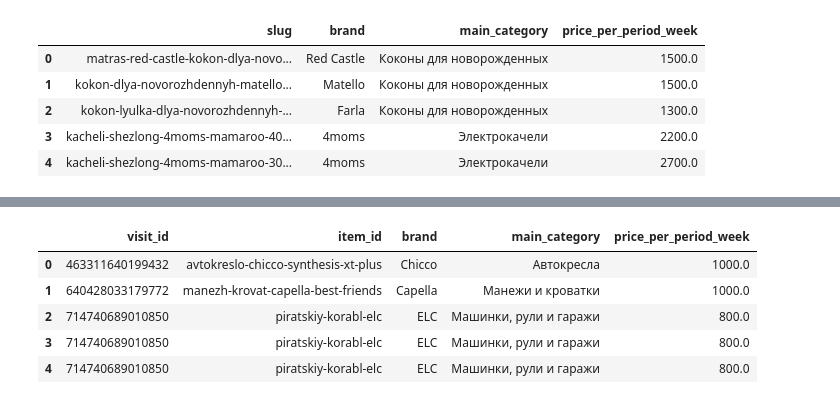
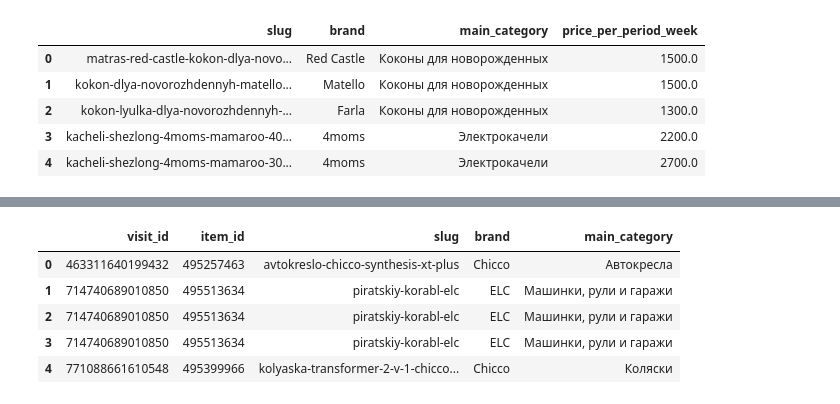
Before and after one commit to steadows/rental_product_recommender, a Jupyter notebook: feature_engineering.ipynb, the cells around one changed output, grey strips where cells are left out. Cells and saved outputs as stored; diff of their text form; code cells hidden in the pictures.

Commit message:
fixed data issue

```diff
--- a/feature_engineering.ipynb
+++ b/feature_engineering.ipynb
@@ -69,43 +72,69 @@ Unique Products with Metadata: 1400
 | 3 | kacheli-shezlong-4moms-mamaroo-40... | 4moms | Электрокачели | 2200.0 |
 | 4 | kacheli-shezlong-4moms-mamaroo-30... | 4moms | Электрокачели | 2700.0 |
 # %%
-# 3. Reconstruct Sessions and Merge Metadata
+# ==========================================
+# 3. Reconstruct Sessions and Map IDs (CORRECTED)
+# ==========================================
+import ast
 
-# Parse watch_ids
+# --- A. Load Mapping Files ---
+print("Loading ID Maps...")
+new_products_map = pd.read_csv('data/new_site_products.csv', usecols=['id', 'slug'])
+old_products_map = pd.read_csv('data/old_site_products.csv', usecols=['id', 'slug'])
+old_to_new_map = pd.read_csv('data/old_site_new_site_products.csv')
+
+# Create Dictionaries
+new_slug_to_id = dict(zip(new_products_map['slug'], new_products_map['id']))
+old_slug_to_id = dict(zip(old_products_map['slug'], old_products_map['id']))
+old_id_to_new_id = dict(zip(old_to_new_map['old_site_id'], old_to_new_map['new_site_id']))
+
+# Define Mapping Function
+def get_unified_id(slug):
+    if not isinstance(slug, str): return None
+    if slug in new_slug_to_id: return new_slug_to_id[slug]
+    if slug in old_slug_to_id:
+        old_id = old_slug_to_id[slug]
+        if old_id in old_id_to_new_id:
+            return old_id_to_new_id[old_id]
+    return None
+
+# --- B. Parse Sessions ---
+print("Parsing sessions...")
 def parse_watch_ids(x):
-    try:
-        return ast.literal_eval(x)
-    except:
-        return []
+    try: return ast.literal_eval(x)
+    except: return []
 
 visits_df['watch_ids_list'] = visits_df['watch_ids'].apply(parse_watch_ids)
 session_hits = visits_df.explode('watch_ids_list').rename(columns={'watch_ids_list': 'watch_id'})
 
-# Ensure types match
 session_hits['watch_id'] = session_hits['watch_id'].astype(str)
 hits_df['watch_id'] = hits_df['watch_id'].astype(str)
 
-# Merge Hits with Visits (Session Context)
 full_data = session_hits.merge(hits_df, on='watch_id', how='inner')
-
-# Filter for PRODUCT interactions
 interactions = full_data[full_data['page_type'] == 'PRODUCT'].copy()
 
-# Sort by time
+# --- FIX IS HERE ---
+# Use 'date_time_x' because the merge created suffixes
 interactions['date_time'] = pd.to_datetime(interactions['date_time_x'])
 interactions = interactions.sort_values(['visit_id', 'date_time'])
 
-# Rename slug -> item_id for consistency
-interactions = interactions.rename(columns={'slug': 'item_id'})
+# --- C. APPLY MAPPING ---
+print("Mapping Slugs to Unified IDs...")
+interactions['item_id'] = interactions['slug'].apply(get_unified_id)
 
-# Merge Product Metadata
-interactions = interactions.merge(products_meta, left_on='item_id', right_on='slug', how='left')
+# Drop rows that couldn't be mapped
+interactions = interactions.dropna(subset=['item_id'])
+interactions['item_id'] = interactions['item_id'].astype(int)
+print(f"Valid Mapped Interactions: {len(interactions)}")
 
-# Fill missing metadata for items not in catalog
+# --- D. Merge Metadata ---
+interactions = interactions.merge(products_meta, left_on='slug', right_on='slug', how='left')
+
+# Fill missing
 interactions['brand'] = interactions['brand'].fillna('Unknown')
 interactions['main_category'] = interactions['main_category'].fillna('Unknown')
 interactions['price_per_period_week'] = interactions['price_per_period_week'].fillna(0)
 
-print(f"Interactions with Metadata: {len(interactions)}")
-interactions[['visit_id', 'item_id', 'brand', 'main_category', 'price_per_period_week']].head()
+print("Session reconstruction complete.")
+interactions[['visit_id', 'item_id', 'slug', 'brand', 'main_category']].head()
 # %% [output]
@@ -113,9 +149,9 @@ Interactions with Metadata: 408562
-|  | visit_id | item_id | brand | main_category | price_per_period_week |
-| 0 | 463311640199432 | avtokreslo-chicco-synthesis-xt-plus | Chicсo | Автокресла | 1000.0 |
-| 1 | 640428033179772 | manezh-krovat-capella-best-friends | Capella | Манежи и кроватки | 1000.0 |
-| 2 | 714740689010850 | piratskiy-korabl-elc | ELC | Машинки, рули и гаражи | 800.0 |
-| 3 | 714740689010850 | piratskiy-korabl-elc | ELC | Машинки, рули и гаражи | 800.0 |
-| 4 | 714740689010850 | piratskiy-korabl-elc | ELC | Машинки, рули и гаражи | 800.0 |
+|  | visit_id | item_id | slug | brand | main_category |
+| 0 | 463311640199432 | 495257463 | avtokreslo-chicco-synthesis-xt-plus | Chicсo | Автокресла |
+| 1 | 714740689010850 | 495513634 | piratskiy-korabl-elc | ELC | Машинки, рули и гаражи |
+| 2 | 714740689010850 | 495513634 | piratskiy-korabl-elc | ELC | Машинки, рули и гаражи |
+| 3 | 714740689010850 | 495513634 | piratskiy-korabl-elc | ELC | Машинки, рули и гаражи |
+| 4 | 771088661610548 | 495399966 | kolyaska-transformer-2-v-1-chicco... | Chicсo | Коляски |
 # %%
 # 4. Feature Engineering
 
```
Also changed, not shown: parts of 5 cells of this notebook, 1 other file.
